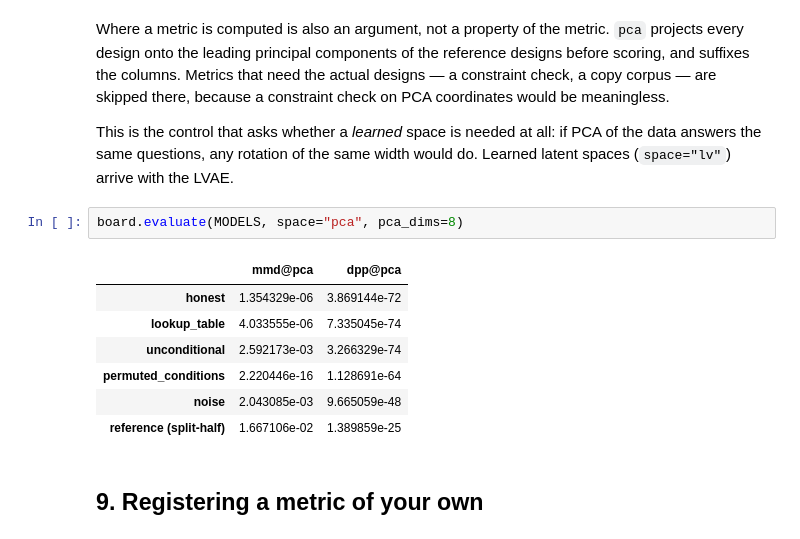
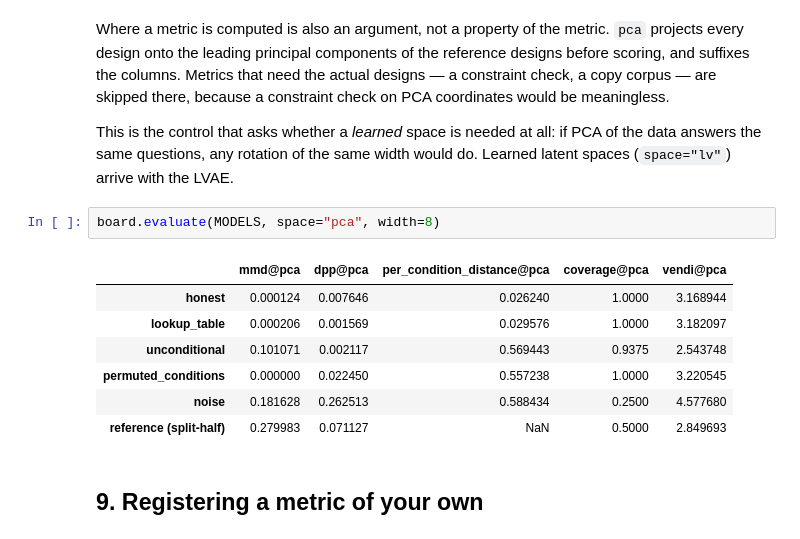
Before and after one commit to IDEALLab/EngiOpt, a Jupyter notebook: example_metrics_suite.ipynb, the cells around one changed output. Cells and saved outputs as stored; diff of their text form.

```diff
--- a/example_metrics_suite.ipynb
+++ b/example_metrics_suite.ipynb
@@ -224,15 +248,15 @@ This is the control that asks whether a *learned* space is needed at all: if PCA
 data answers the same questions, any rotation of the same width would do. Learned
 latent spaces (`space="lv"`) arrive with the LVAE.
 # %%
-board.evaluate(MODELS, space="pca", pca_dims=8)
+board.evaluate(MODELS, space="pca", width=8)
 # %% [output]
-|  | mmd@pca | dpp@pca |
-| honest | 1.354329e-06 | 3.869144e-72 |
-| lookup_table | 4.033555e-06 | 7.335045e-74 |
-| unconditional | 2.592173e-03 | 3.266329e-74 |
-| permuted_conditions | 2.220446e-16 | 1.128691e-64 |
-| noise | 2.043085e-03 | 9.665059e-48 |
-| reference (split-half) | 1.667106e-02 | 1.389859e-25 |
+|  | mmd@pca | dpp@pca | per_condition_distance@pca | coverage@pca | vendi@pca |
+| honest | 0.000124 | 0.007646 | 0.026240 | 1.0000 | 3.168944 |
+| lookup_table | 0.000206 | 0.001569 | 0.029576 | 1.0000 | 3.182097 |
+| unconditional | 0.101071 | 0.002117 | 0.569443 | 0.9375 | 2.543748 |
+| permuted_conditions | 0.000000 | 0.022450 | 0.557238 | 1.0000 | 3.220545 |
+| noise | 0.181628 | 0.262513 | 0.588434 | 0.2500 | 4.577680 |
+| reference (split-half) | 0.279983 | 0.071127 | NaN | 0.5000 | 2.849693 |
 # %% [markdown]
 ## 9. Registering a metric of your own
 # %% [markdown]
```
Also changed, not shown: parts of 10 cells of this notebook, 4 other files.
